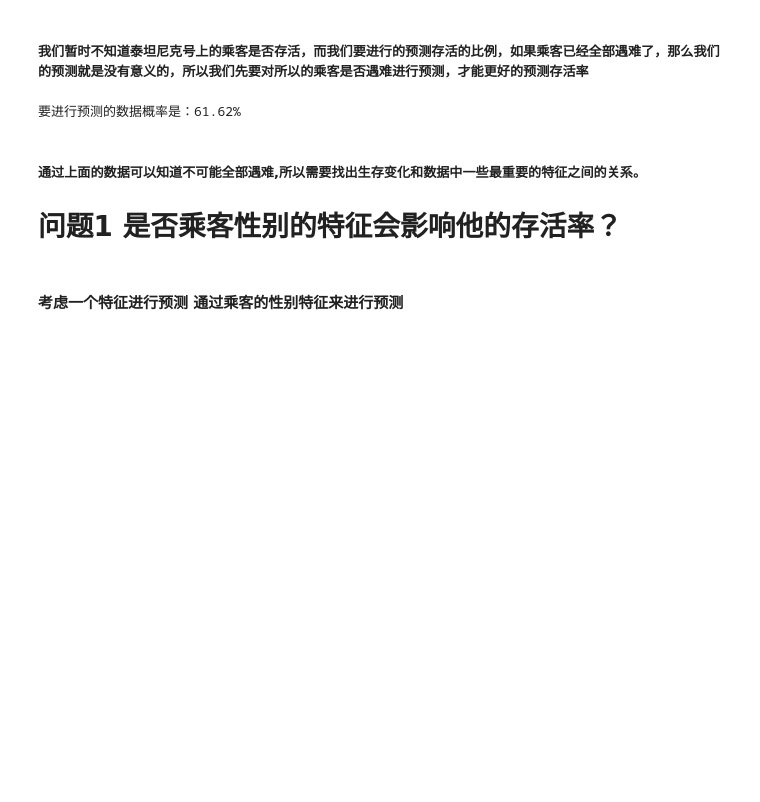
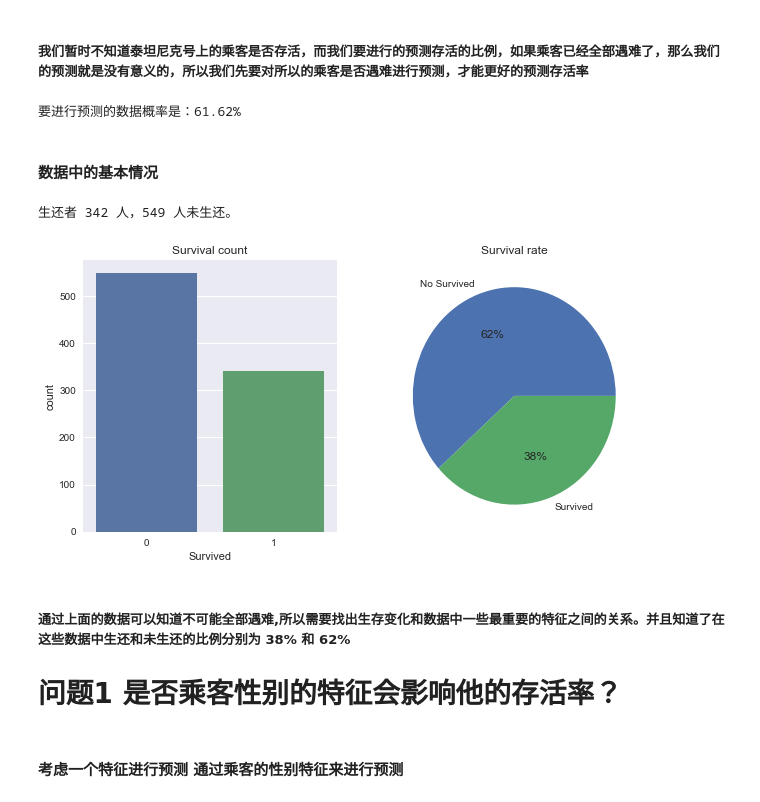
Before and after one commit to 1265040745/MyRepository, a Jupyter notebook: 数据分析/TaiTanData.ipynb, the cells around one changed output. Cells and saved outputs as stored; diff of their text form; code cells hidden in the pictures; blank space fills up the shorter version.

```diff
--- a/数据分析/TaiTanData.ipynb
+++ b/数据分析/TaiTanData.ipynb
@@ -151,8 +151,30 @@ no_survived_all = prediction_no_survival_data(show_data)
 print survival_rate(survived_data,no_survived_all)
 # %% [output]
 要进行预测的数据概率是：61.62%
+# %% [markdown]
+#### 数据中的基本情况
+# %%
+#891人当中，共多少人生还？
+total_survived_num = full_data['Survived'].sum()
+total_no_survived_num = 891 - total_survived_num
+print "生还者 %d 人，%d 人未生还。" % (total_survived_num,total_no_survived_num)
+# %% [output]
+生还者 342 人，549 人未生还。
+# %%
+plt.figure(figsize = (10,5))
+plt.subplot(121)
+sns.countplot(x='Survived', data=full_data)
+plt.title('Survival count')
+
+plt.subplot(122)
+plt.pie([total_no_survived_num, total_survived_num],labels=['No Survived','Survived'],autopct='%1.0f%%')
+plt.title('Survival rate')
+
+plt.show()
+# %% [output]
+[figure, added]
 # %% [markdown]
-##### 通过上面的数据可以知道不可能全部遇难,所以需要找出生存变化和数据中一些最重要的特征之间的关系。
+##### 通过上面的数据可以知道不可能全部遇难,所以需要找出生存变化和数据中一些最重要的特征之间的关系。并且知道了在这些数据中生还和未生还的比例分别为 38% 和 62%
 # 问题1 是否乘客性别的特征会影响他的存活率？
 # %%
 def filter_data(data, condition):
```
Also changed, not shown: parts of 26 cells of this notebook.
